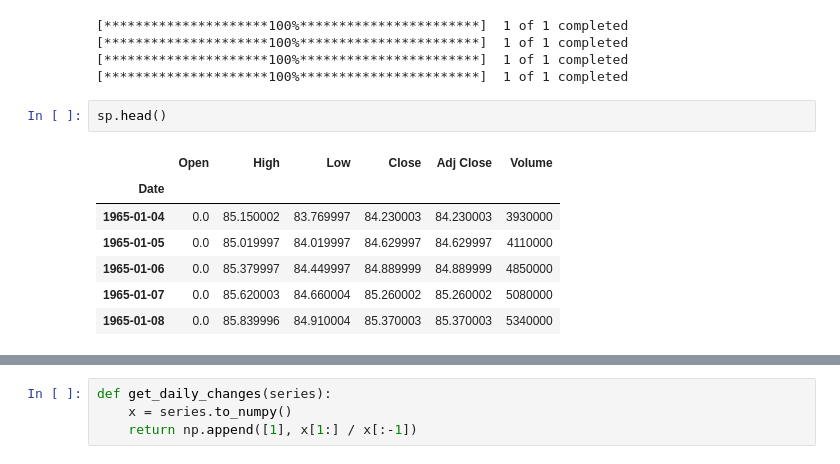
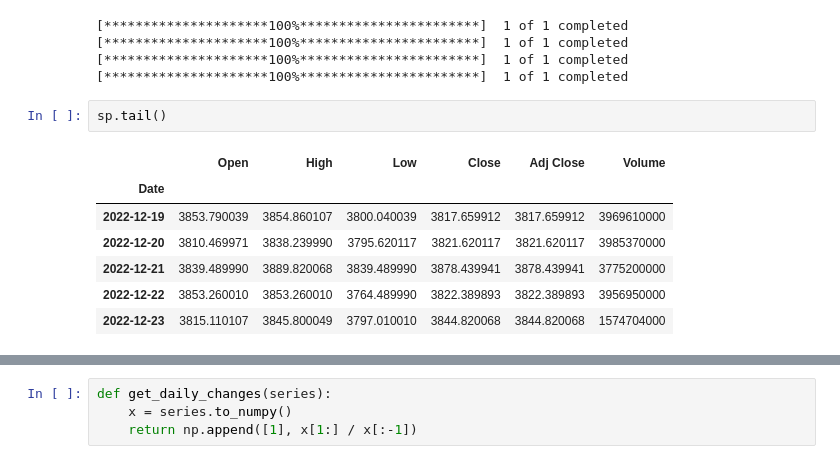
Before and after one commit to damiansp/marketModeling, a Jupyter notebook: notebooks/HMM.py.ipynb, the cells around one changed output, grey strips where cells are left out. Cells and saved outputs as stored; diff of their text form.

```diff
--- a/notebooks/HMM.py.ipynb
+++ b/notebooks/HMM.py.ipynb
@@ -39,15 +39,15 @@ wil.to_csv(f'{path}/wilshire1990.csv')
 [*********************100%***********************]  1 of 1 completed
 [*********************100%***********************]  1 of 1 completed
 # %%
-sp.head()
+sp.tail()
 # %% [output]
 |  | Open | High | Low | Close | Adj Close | Volume |
 | Date |  |  |  |  |  |  |
-| 1965-01-04 | 0.0 | 85.150002 | 83.769997 | 84.230003 | 84.230003 | 3930000 |
-| 1965-01-05 | 0.0 | 85.019997 | 84.019997 | 84.629997 | 84.629997 | 4110000 |
-| 1965-01-06 | 0.0 | 85.379997 | 84.449997 | 84.889999 | 84.889999 | 4850000 |
-| 1965-01-07 | 0.0 | 85.620003 | 84.660004 | 85.260002 | 85.260002 | 5080000 |
-| 1965-01-08 | 0.0 | 85.839996 | 84.910004 | 85.370003 | 85.370003 | 5340000 |
+| 2022-12-19 | 3853.790039 | 3854.860107 | 3800.040039 | 3817.659912 | 3817.659912 | 3969610000 |
+| 2022-12-20 | 3810.469971 | 3838.239990 | 3795.620117 | 3821.620117 | 3821.620117 | 3985370000 |
+| 2022-12-21 | 3839.489990 | 3889.820068 | 3839.489990 | 3878.439941 | 3878.439941 | 3775200000 |
+| 2022-12-22 | 3853.260010 | 3853.260010 | 3764.489990 | 3822.389893 | 3822.389893 | 3956950000 |
+| 2022-12-23 | 3815.110107 | 3845.800049 | 3797.010010 | 3844.820068 | 3844.820068 | 1574704000 |
 # %%
 x = sp['Adj Close'].to_numpy()
 np.append([np.nan], x[1:] / x[:-1])
```
Also changed, not shown: parts of 18 cells of this notebook, 12 other files.
